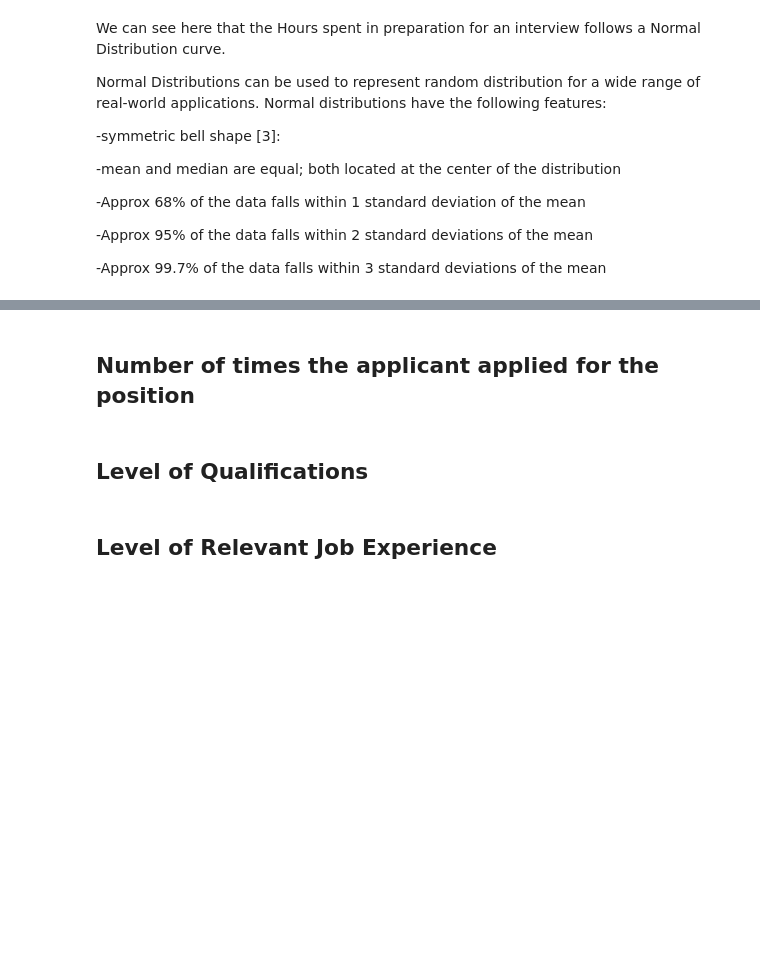
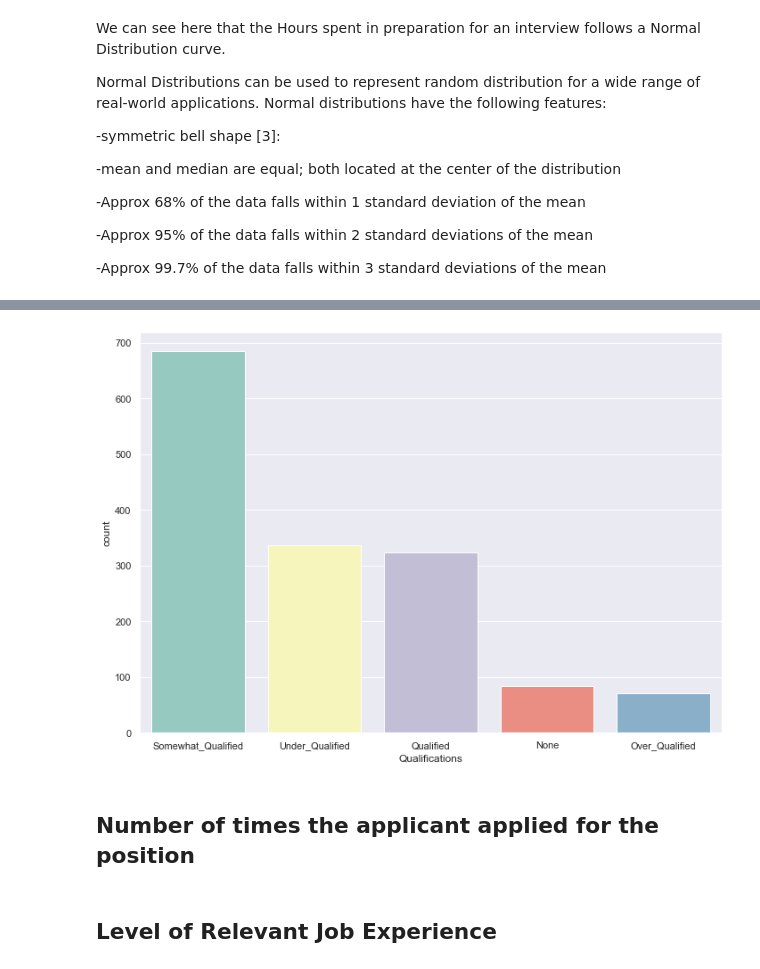
Before and after one commit to Deego88/Programming_for_Data_Analysis_Project_2020, a Jupyter notebook: Programming_for_Data_Analysis_Project_2020.ipynb, the cells around one changed output, grey strips where cells are left out. Cells and saved outputs as stored; diff of their text form; code cells hidden in the pictures; blank space fills up the shorter version.

```diff
--- a/Programming_for_Data_Analysis_Project_2020.ipynb
+++ b/Programming_for_Data_Analysis_Project_2020.ipynb
@@ -181,7 +244,11 @@ NameError: name 'pers' is not defined
+# %%
+# Control the graph so that it flows in descending manner
+sns.countplot(x="Qualifications", data=df, palette="Set3", order = df["Qualifications"].value_counts().index)
+plt.show()
+# %% [output]
+[figure, added]
 # %% [markdown]
 ## Number of times the applicant applied for the position
-# %% [markdown]
-## Level of Qualifications
 # %% [markdown]
 ## Level of Relevant Job Experience
 # %% [markdown]
```
Also changed, not shown: parts of 28 cells of this notebook.
